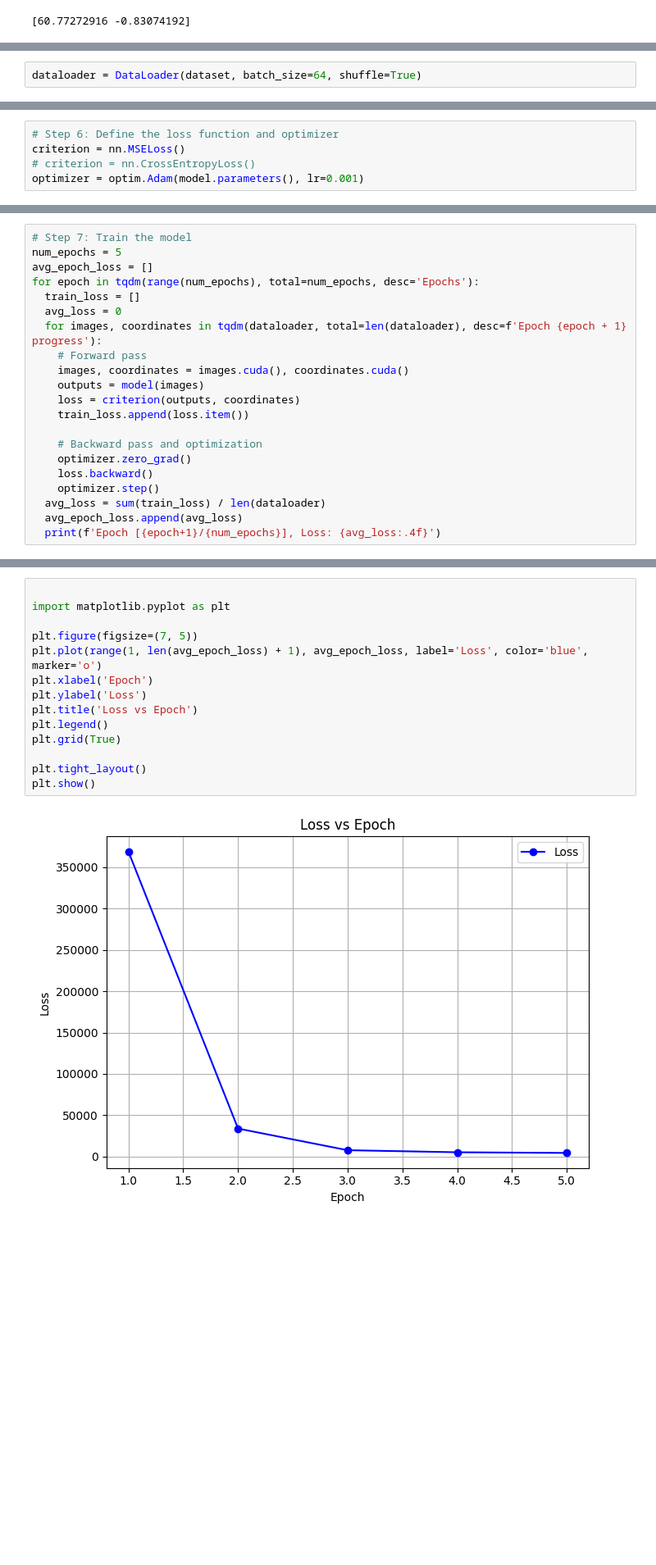
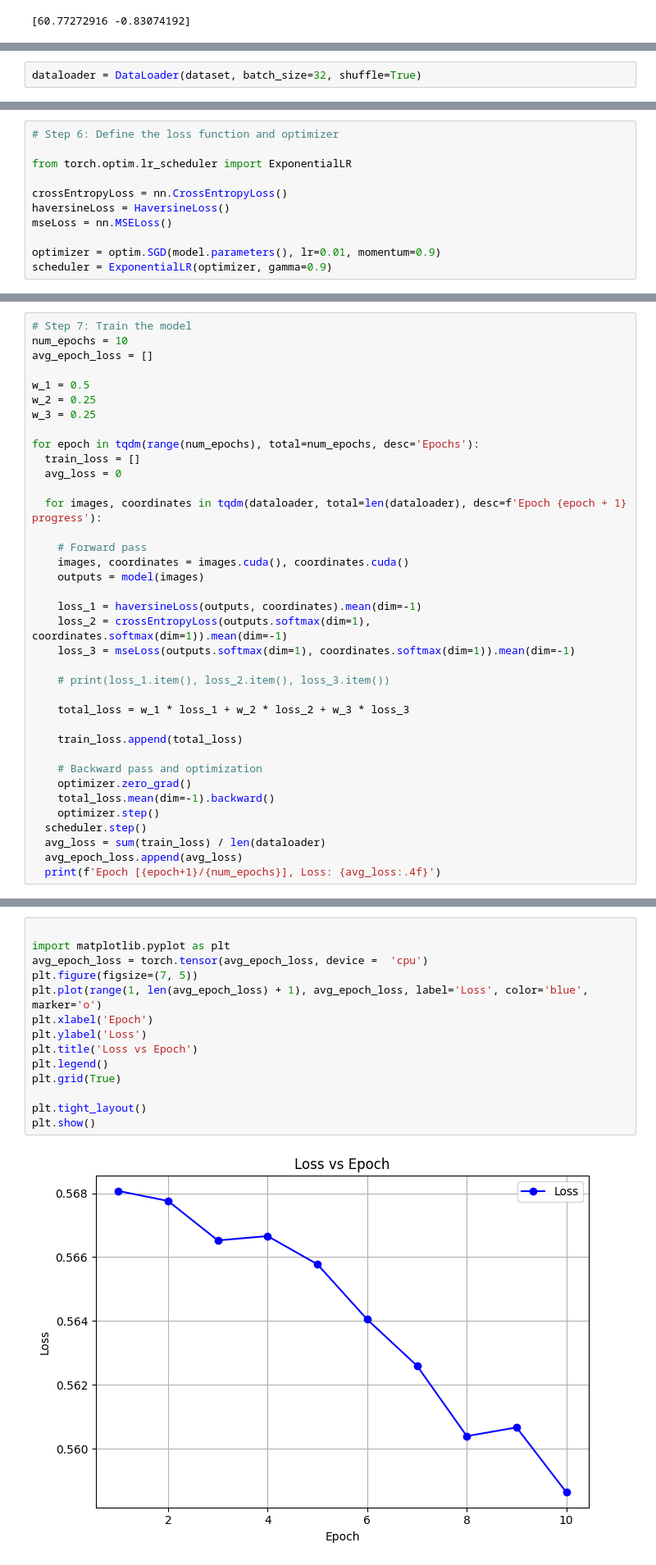
Before and after one commit to iggy2k/CSC490-Project-Winter-2025, a Jupyter notebook: 490stencil_v2.ipynb, the cells around one changed output, grey strips where cells are left out. Shown at 82% size. Cells and saved outputs as stored; diff of their text form; blank space fills up the shorter version.

```diff
--- a/490stencil_v2.ipynb
+++ b/490stencil_v2.ipynb
@@ -214,2 +215,2 @@ Skipped 1018 non-land files.
 # %%
-dataloader = DataLoader(dataset, batch_size=64, shuffle=True)
+dataloader = DataLoader(dataset, batch_size=32, shuffle=True)
@@ -253,5 +292,11 @@ using cuda
 # %%
 # Step 6: Define the loss function and optimizer
-criterion = nn.MSELoss()
-# criterion = nn.CrossEntropyLoss()
-optimizer = optim.Adam(model.parameters(), lr=0.001)
+
+from torch.optim.lr_scheduler import ExponentialLR
+
+crossEntropyLoss = nn.CrossEntropyLoss()
+haversineLoss = HaversineLoss()
+mseLoss = nn.MSELoss()
+
+optimizer = optim.SGD(model.parameters(), lr=0.01, momentum=0.9)
+scheduler = ExponentialLR(optimizer, gamma=0.9)
@@ -258,21 +305,37 @@ optimizer = optim.Adam(model.parameters(), lr=0.001)
 # %%
 # Step 7: Train the model
-num_epochs = 5
+num_epochs = 10
 avg_epoch_loss = []
+
+w_1 = 0.5
+w_2 = 0.25
+w_3 = 0.25
+
 for epoch in tqdm(range(num_epochs), total=num_epochs, desc='Epochs'):
   train_loss = []
   avg_loss = 0
+
   for images, coordinates in tqdm(dataloader, total=len(dataloader), desc=f'Epoch {epoch + 1} progress'):
+
     # Forward pass
     images, coordinates = images.cuda(), coordinates.cuda()
     outputs = model(images)
-    loss = criterion(outputs, coordinates)
-    train_loss.append(loss.item())
+
+    loss_1 = haversineLoss(outputs, coordinates).mean(dim=-1)
+    loss_2 = crossEntropyLoss(outputs.softmax(dim=1), coordinates.softmax(dim=1)).mean(dim=-1)
+    loss_3 = mseLoss(outputs.softmax(dim=1), coordinates.softmax(dim=1)).mean(dim=-1)
+
+    # print(loss_1.item(), loss_2.item(), loss_3.item())
+
+    total_loss = w_1 * loss_1 + w_2 * loss_2 + w_3 * loss_3
+
+    train_loss.append(total_loss)
 
     # Backward pass and optimization
     optimizer.zero_grad()
-    loss.backward()
+    total_loss.mean(dim=-1).backward()
     optimizer.step()
+  scheduler.step()
   avg_loss = sum(train_loss) / len(dataloader)
   avg_epoch_loss.append(avg_loss)
   print(f'Epoch [{epoch+1}/{num_epochs}], Loss: {avg_loss:.4f}')
@@ -285,19 +353,19 @@ Epoch [5/5], Loss: 4345.6248
 # %%
 
 import matplotlib.pyplot as plt
-
+avg_epoch_loss = torch.tensor(avg_epoch_loss, device =  'cpu')
 plt.figure(figsize=(7, 5))
 plt.plot(range(1, len(avg_epoch_loss) + 1), avg_epoch_loss, label='Loss', color='blue', marker='o')
 plt.xlabel('Epoch')
 plt.ylabel('Loss')
 plt.title('Loss vs Epoch')
 plt.legend()
 plt.grid(True)
 
 plt.tight_layout()
 plt.show()
 # %% [output]
-[figure, old version]
+[figure, new version]
 # %%
 val_dataset = ImageCoordinateDataset(csv_file='datasets/osv5m/test.csv', \
                                  image_dirs=['/content/datasets/osv5m/images/test/00', \
```
Also changed, not shown: parts of 17 cells of this notebook.
